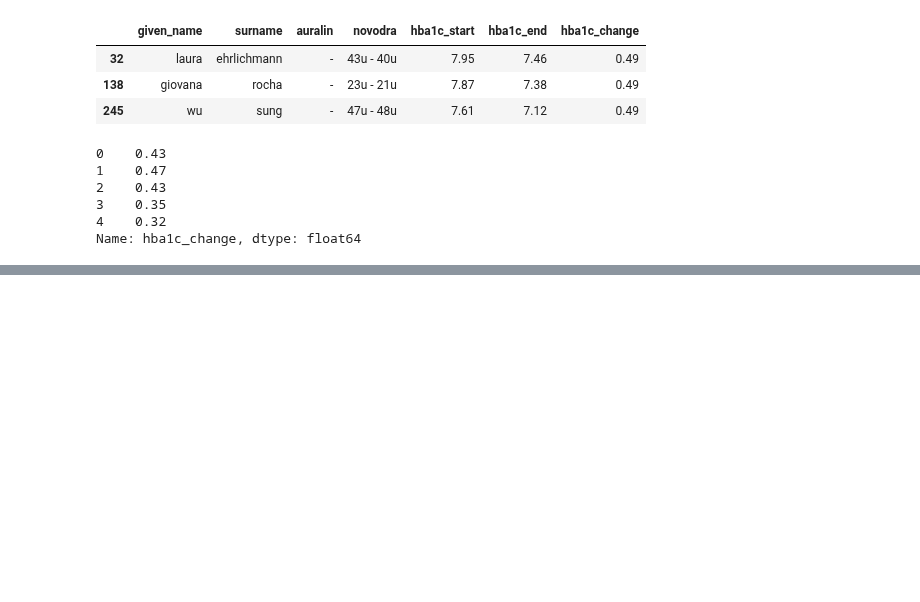
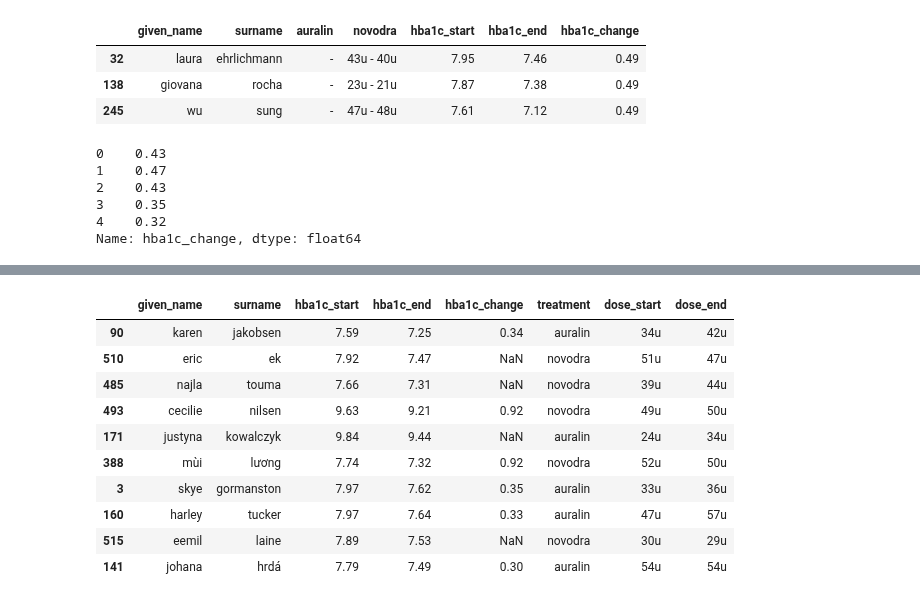
Before and after one commit to jumbamark/data_analysis, a Jupyter notebook: 3-data_wrangling/3-cleaning/cleaning_data.ipynb, the cells around one changed output, grey strips where cells are left out. Saved outputs shown, nothing was run; the diff lists cells and outputs as text; code cells hidden in the pictures; blank space fills up the shorter version.

```diff
--- a/3-data_wrangling/3-cleaning/cleaning_data.ipynb
+++ b/3-data_wrangling/3-cleaning/cleaning_data.ipynb
@@ -442,0 +572,17 @@ Name: hba1c_change, dtype: float64
+# %%
+treatments_clean = treatments_clean[treatments_clean.dose != '-']
+treatments_clean['dose_start'], treatments_clean['dose_end'] = treatments_clean['dose'].str.split('-', 1).str
+treatments_clean = treatments_clean.drop('dose', axis=1)
+treatments_clean.sample(10)
+# %% [output]
+|  | given_name | surname | hba1c_start | hba1c_end | hba1c_change | treatment | dose_start | dose_end |
+| 90 | karen | jakobsen | 7.59 | 7.25 | 0.34 | auralin | 34u | 42u |
+| 510 | eric | ek | 7.92 | 7.47 | NaN | novodra | 51u | 47u |
+| 485 | najla | touma | 7.66 | 7.31 | NaN | novodra | 39u | 44u |
+| 493 | cecilie | nilsen | 9.63 | 9.21 | 0.92 | novodra | 49u | 50u |
+| 171 | justyna | kowalczyk | 9.84 | 9.44 | NaN | auralin | 24u | 34u |
+| 388 | mùi | lương | 7.74 | 7.32 | 0.92 | novodra | 52u | 50u |
+| 3 | skye | gormanston | 7.97 | 7.62 | 0.35 | auralin | 33u | 36u |
+| 160 | harley | tucker | 7.97 | 7.64 | 0.33 | auralin | 47u | 57u |
+| 515 | eemil | laine | 7.89 | 7.53 | NaN | novodra | 30u | 29u |
+| 141 | johana | hrdá | 7.79 | 7.49 | 0.30 | auralin | 54u | 54u |
```
Also changed, not shown: parts of 34 cells of this notebook.
